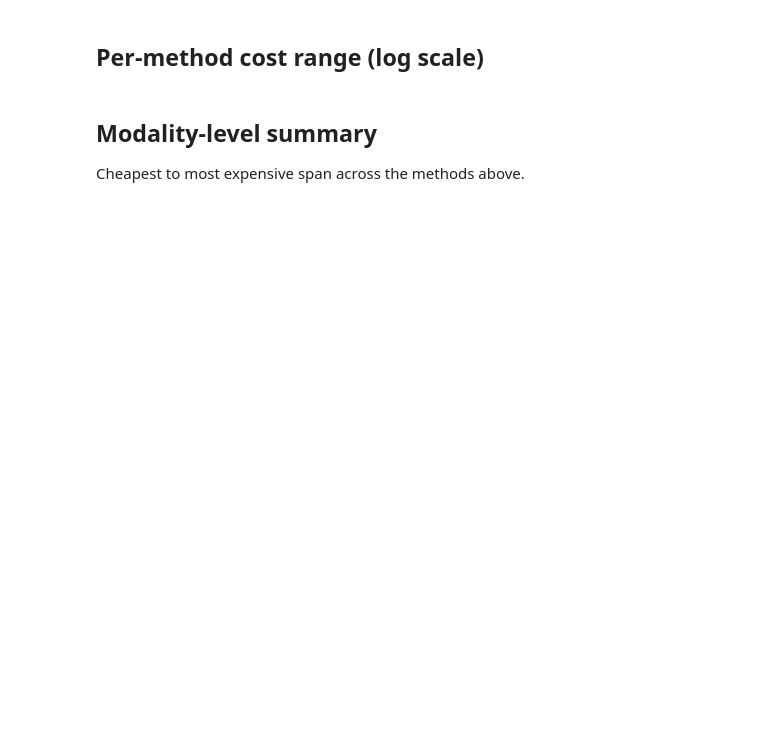
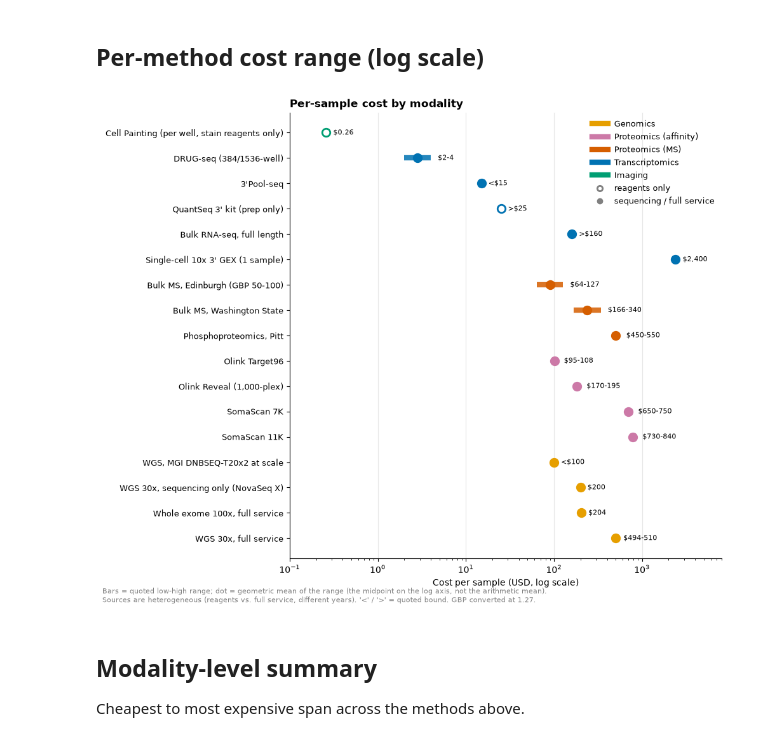
Before and after one commit to MikeLippincott/beyond2D-review, a Jupyter notebook: 0.cost_analysis/notebooks/cost_per_sample.ipynb, the cells around one changed output. Drawn from its saved outputs; the diff is of its cells as text; code cells hidden in the pictures; blank space fills up the shorter version.

```diff
--- a/0.cost_analysis/notebooks/cost_per_sample.ipynb
+++ b/0.cost_analysis/notebooks/cost_per_sample.ipynb
@@ -272,33 +300,36 @@ handles += [
     Line2D(
         [0],
         [0],
         marker="o",
         color="grey",
         ls="",
         markerfacecolor="white",
         mew=2,
         label="reagents only",
     ),
     Line2D(
         [0], [0], marker="o", color="grey", ls="", label="sequencing / full service"
     ),
 ]
 ax.legend(handles=handles, loc="upper right", frameon=False, fontsize=9)
 fig.text(
     0.01,
     -0.01,
+    "Bars = quoted low-high range; dot = geometric mean of the range (the midpoint on the log axis, not the arithmetic mean).\n"
     "Sources are heterogeneous (reagents vs. full service, different years). '<' / '>' = quoted bound. "
     f"GBP converted at {GBP_TO_USD}.",
     fontsize=8,
     color="grey",
 )
 fig.tight_layout()
 out_dir = Path("../figures")
 out_dir.mkdir(exist_ok=True)
 fig.savefig(
     out_dir / "cost_per_sample.png", dpi=600, bbox_inches="tight", facecolor="white"
 )
 plt.show()
+# %% [output]
+[figure, added]
 # %% [markdown]
 ## Modality-level summary
 
```
Also changed, not shown: parts of 4 cells of this notebook, 1 other file.
